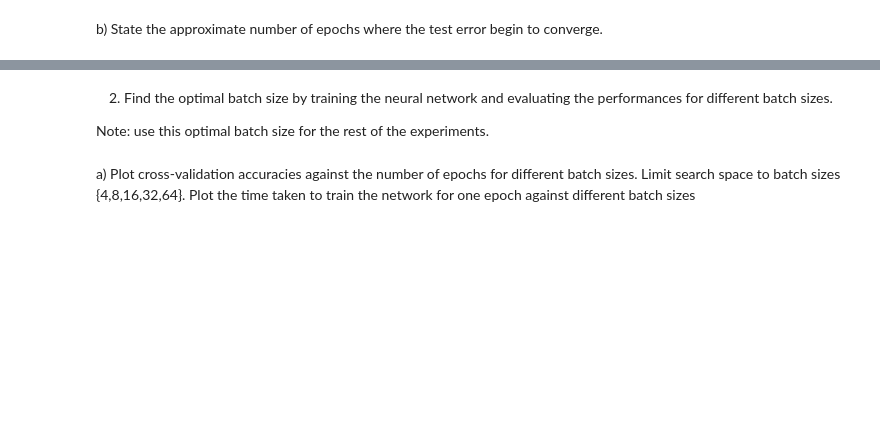
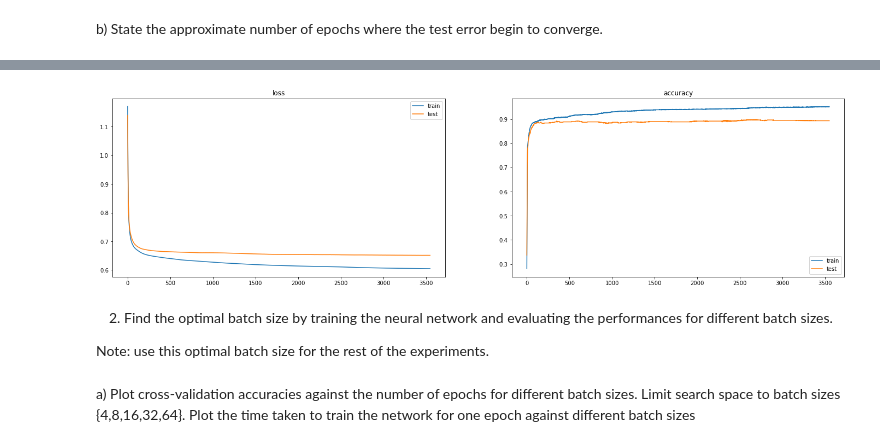
Before and after one commit to NgoJunHaoJason/CZ4042, a Jupyter notebook: assignment_1/a_classification.ipynb, the cells around one changed output, grey strips where cells are left out. Saved outputs shown, nothing was run; the diff lists cells and outputs as text; code cells hidden in the pictures; blank space fills up the shorter version.

```diff
--- a/assignment_1/a_classification.ipynb
+++ b/assignment_1/a_classification.ipynb
@@ -221,2 +341,28 @@ _________________________________________________________________
+# %%
+# define function to plot loss and accuracy curves for usage later
+def plot_loss_accuracy_curves(num_epochs: int, history: dict, image_path: str = None):
+    '''
+    Plots loss curve and accuracy curve side-by-side.
+
+    :params:
+    - total_num_epochs (int): total number of epochs for model to get minimal test error
+    - history (dict): history of loss and accuracy values at each epoch
+        - keys: 'loss', 'val_loss', 'accuracy', 'val_accuracy'
+    - image_path (str): save figure as image to this file path (default: None / no save)
+    '''
+    _, (loss_axis, accuracy_axis) = plt.subplots(nrows=1, ncols=2, figsize=(24, 6))
+
+    loss_axis.set_title('loss')
+    loss_axis.plot(range(num_epochs), history['loss'], label='train')
+    loss_axis.plot(range(num_epochs), history['val_loss'], label='test')
+    loss_axis.legend()
+
+    accuracy_axis.set_title('accuracy')
+    accuracy_axis.plot(range(num_epochs), history['accuracy'], label='train')
+    accuracy_axis.plot(range(num_epochs), history['val_accuracy'], label='test')
+    accuracy_axis.legend()
+
+    if image_path is not None:
+        plt.savefig(image_path)
 # %% [markdown]
 a) Use the training dataset to train the model and plot accuracies on training and testing data against training epochs.
@@ -297,3 +401,11 @@ number of epochs till convergence: 977
+# %%
+plot_loss_accuracy_curves(results['num_epochs'], history, 'output/a_1a.png')
+
+
+del results
+del history
+# %% [output]
+[figure, added]
 # %%
 # use 5-fold cross-validation for selecting optimal model
 num_splits = 5
```
Also changed, not shown: parts of 54 cells of this notebook.
